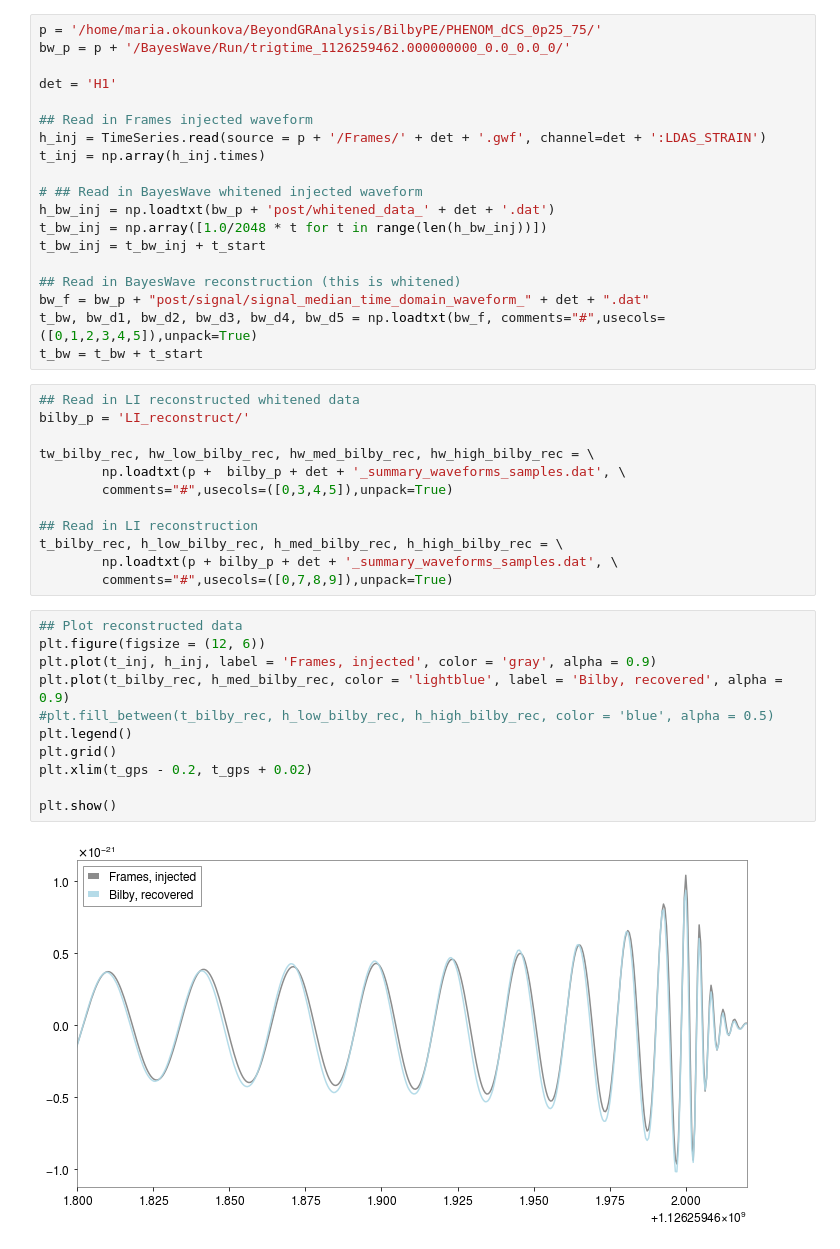
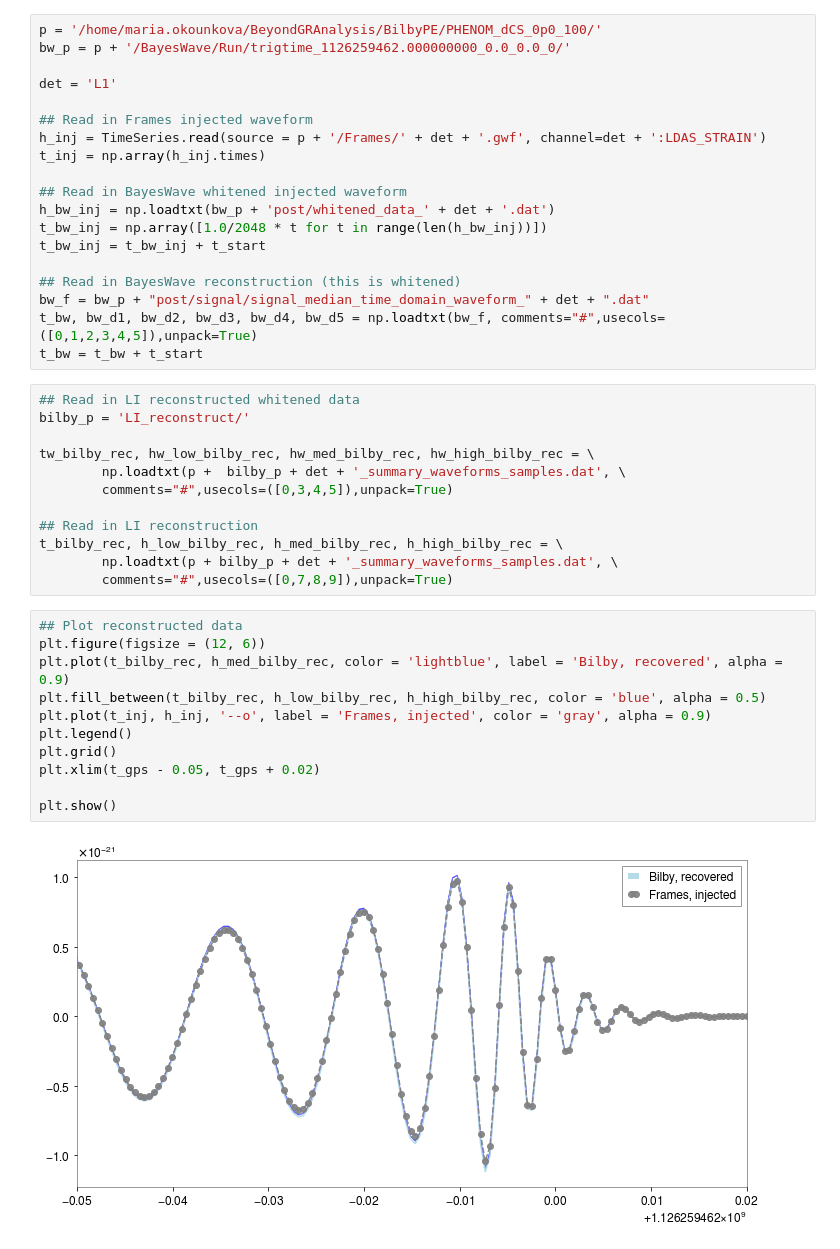
Before and after one commit to mariaokounkova/BeyondGRAnalysis, a Jupyter notebook: BW_LI.ipynb, the cells around one changed output. Cells and saved outputs as stored; diff of their text form.

Commit message:
BW_LI: new colors for reconstructions

```diff
--- a/BW_LI.ipynb
+++ b/BW_LI.ipynb
@@ -17,16 +17,16 @@ def SubtractPeakTime(time, data):
     t_peak = time[np.argmax(data)]
     return time - t_peak
 # %%
-p = '/home/maria.okounkova/BeyondGRAnalysis/BilbyPE/PHENOM_dCS_0p25_75/'
+p = '/home/maria.okounkova/BeyondGRAnalysis/BilbyPE/PHENOM_dCS_0p0_100/'
 bw_p = p + '/BayesWave/Run/trigtime_1126259462.000000000_0.0_0.0_0/'
 
-det = 'H1'
+det = 'L1'
 
 ## Read in Frames injected waveform
 h_inj = TimeSeries.read(source = p + '/Frames/' + det + '.gwf', channel=det + ':LDAS_STRAIN')
 t_inj = np.array(h_inj.times)
 
-# ## Read in BayesWave whitened injected waveform
+## Read in BayesWave whitened injected waveform
 h_bw_inj = np.loadtxt(bw_p + 'post/whitened_data_' + det + '.dat')
 t_bw_inj = np.array([1.0/2048 * t for t in range(len(h_bw_inj))])
 t_bw_inj = t_bw_inj + t_start
@@ -50,16 +50,16 @@ t_bilby_rec, h_low_bilby_rec, h_med_bilby_rec, h_high_bilby_rec = \
 # %%
 ## Plot reconstructed data
 plt.figure(figsize = (12, 6))
-plt.plot(t_inj, h_inj, label = 'Frames, injected', color = 'gray', alpha = 0.9)
 plt.plot(t_bilby_rec, h_med_bilby_rec, color = 'lightblue', label = 'Bilby, recovered', alpha = 0.9)
-#plt.fill_between(t_bilby_rec, h_low_bilby_rec, h_high_bilby_rec, color = 'blue', alpha = 0.5)
+plt.fill_between(t_bilby_rec, h_low_bilby_rec, h_high_bilby_rec, color = 'blue', alpha = 0.5)
+plt.plot(t_inj, h_inj, '--o', label = 'Frames, injected', color = 'gray', alpha = 0.9)
 plt.legend()
 plt.grid()
-plt.xlim(t_gps - 0.2, t_gps + 0.02)
+plt.xlim(t_gps - 0.05, t_gps + 0.02)
 
 plt.show()
 # %% [output]
-[figure, old version]
+[figure, new version]
 # %%
 ## Plot reconstructed data (whitened)
 plt.figure(figsize = (12, 6))
```
Also changed, not shown: parts of 1 cell of this notebook.
